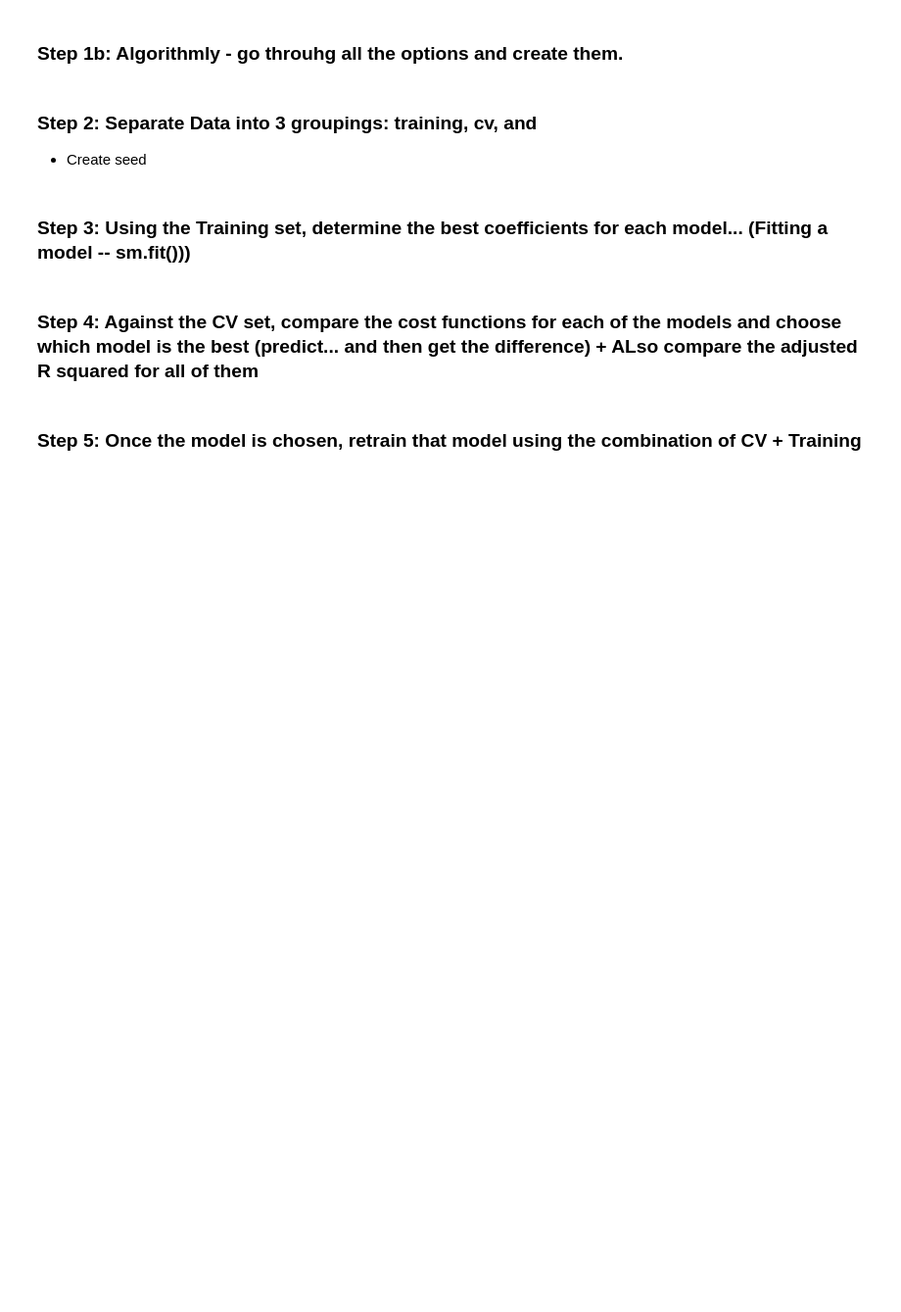
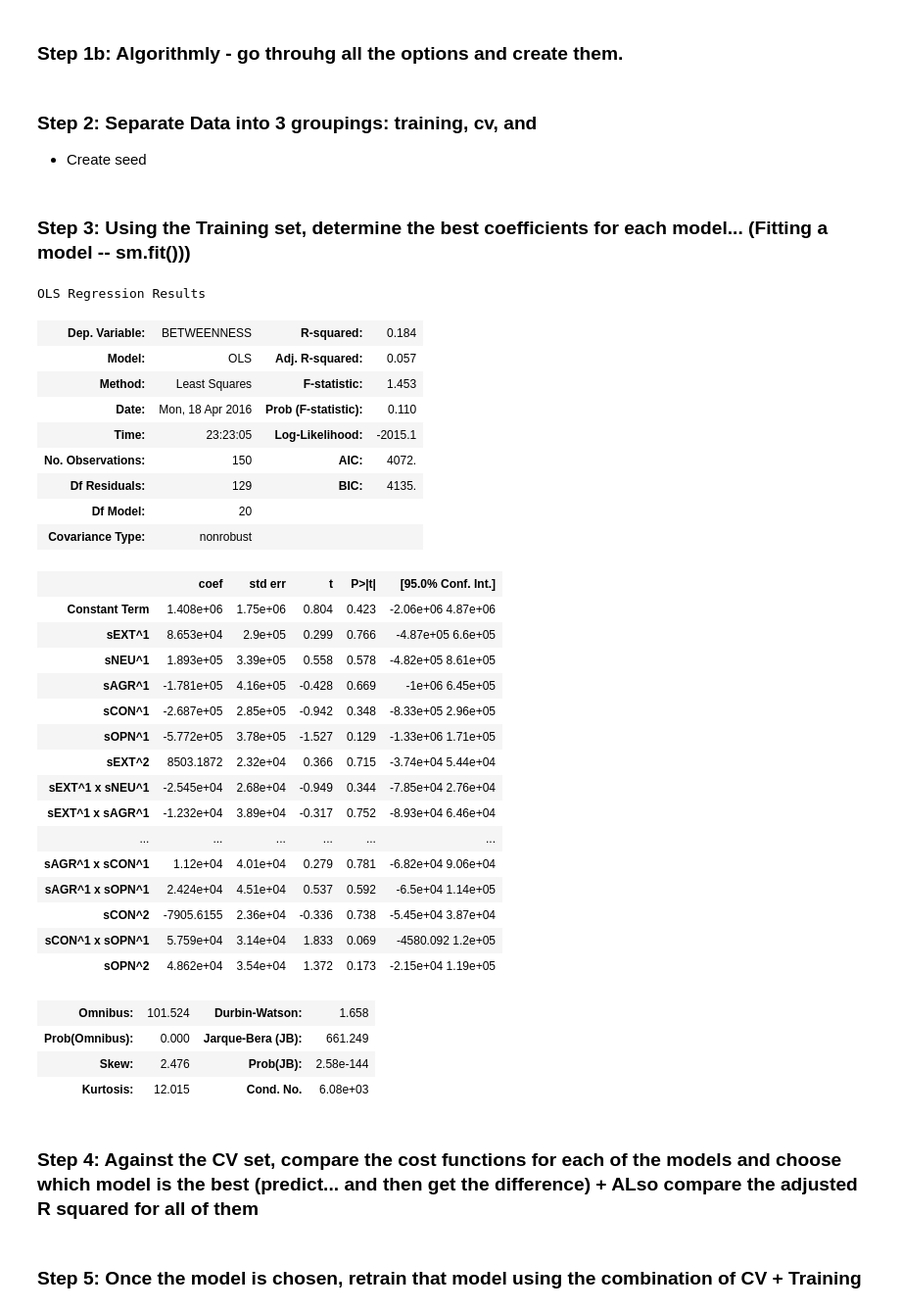
Before and after one commit to zhannar/WorkInProgressMetis, a Jupyter notebook: 02 - Project Luther - Regression/02 - Luther Project (Personality & Centrality).ipynb, the cells around one changed output. Shown at 98% size. Drawn from its saved outputs; the diff is of its cells as text; code cells hidden in the pictures; blank space fills up the shorter version.

```diff
--- a/02 - Project Luther - Regression/02 - Luther Project (Personality & Centrality).ipynb
+++ b/02 - Project Luther - Regression/02 - Luther Project (Personality & Centrality).ipynb
@@ -122,0 +94,11 @@ df_grouped.head()
+# %%
+x_extroversion = df_grouped["sEXT"]
+x_neuroticism = df_grouped["sNEU"]
+x_agreeableness = df_grouped["sAGR"]
+x_conscientiousness = df_grouped["sCON"]
+x_openness = df_grouped["sOPN"]
+
+y_betweenness = df_grouped["BETWEENNESS"]
+y_nbetweenness = df_grouped["NBETWEENNESS"]
+
+network_size = df_grouped["NETWORKSIZE"]
@@ -122,0 +116,2 @@ df_grouped.head()
+# %%
+x_individuals = pd.DataFrame([x_extroversion,x_neuroticism,x_agreeableness,x_conscientiousness,x_openness]).T
@@ -122,0 +136,3 @@ df_grouped.head()
+# %%
+X = PolynomialFeatures_labeled(x_individuals,2)
+X.head()
@@ -167,8 +203,47 @@ SyntaxError: unexpected EOF while parsing (<ipython-input-26-ed8cdd3cf4a8>, line
 # %% [markdown]
 ### Step 2: Separate Data into 3 groupings: training, cv, and
 - Create seed
+# %%
+from sklearn import cross_validation
+X_train, X_test, y_train, y_test = cross_validation.train_test_split(X, y_betweenness, test_size=0.4, random_state=0)
 # %% [markdown]
 ### Step 3: Using the Training set, determine the best coefficients for each model... (Fitting a model -- sm.fit()))
+# %%
+import statsmodels.api as sm
+model = sm.OLS(y_train,X_train)
+results = model.fit()
+results.summary()
+# %% [output]
+OLS Regression Results
+| Dep. Variable: | BETWEENNESS | R-squared: | 0.184 |
+| Model: | OLS | Adj. R-squared: | 0.057 |
+| Method: | Least Squares | F-statistic: | 1.453 |
+| Date: | Mon, 18 Apr 2016 | Prob (F-statistic): | 0.110 |
+| Time: | 23:23:05 | Log-Likelihood: | -2015.1 |
+| No. Observations: | 150 | AIC: | 4072. |
+| Df Residuals: | 129 | BIC: | 4135. |
+| Df Model: | 20 |  |  |
+| Covariance Type: | nonrobust |  |  |
+|  | coef | std err | t | P>|t| | [95.0% Conf. Int.] |
+| Constant Term | 1.408e+06 | 1.75e+06 | 0.804 | 0.423 | -2.06e+06 4.87e+06 |
+| sEXT^1 | 8.653e+04 | 2.9e+05 | 0.299 | 0.766 | -4.87e+05 6.6e+05 |
+| sNEU^1 | 1.893e+05 | 3.39e+05 | 0.558 | 0.578 | -4.82e+05 8.61e+05 |
+| sAGR^1 | -1.781e+05 | 4.16e+05 | -0.428 | 0.669 | -1e+06 6.45e+05 |
+| sCON^1 | -2.687e+05 | 2.85e+05 | -0.942 | 0.348 | -8.33e+05 2.96e+05 |
+| sOPN^1 | -5.772e+05 | 3.78e+05 | -1.527 | 0.129 | -1.33e+06 1.71e+05 |
+| sEXT^2 | 8503.1872 | 2.32e+04 | 0.366 | 0.715 | -3.74e+04 5.44e+04 |
+| sEXT^1 x sNEU^1 | -2.545e+04 | 2.68e+04 | -0.949 | 0.344 | -7.85e+04 2.76e+04 |
+| sEXT^1 x sAGR^1 | -1.232e+04 | 3.89e+04 | -0.317 | 0.752 | -8.93e+04 6.46e+04 |
+| ... | ... | ... | ... | ... | ... |
+| sAGR^1 x sCON^1 | 1.12e+04 | 4.01e+04 | 0.279 | 0.781 | -6.82e+04 9.06e+04 |
+| sAGR^1 x sOPN^1 | 2.424e+04 | 4.51e+04 | 0.537 | 0.592 | -6.5e+04 1.14e+05 |
+| sCON^2 | -7905.6155 | 2.36e+04 | -0.336 | 0.738 | -5.45e+04 3.87e+04 |
+| sCON^1 x sOPN^1 | 5.759e+04 | 3.14e+04 | 1.833 | 0.069 | -4580.092 1.2e+05 |
+| sOPN^2 | 4.862e+04 | 3.54e+04 | 1.372 | 0.173 | -2.15e+04 1.19e+05 |
+| Omnibus: | 101.524 | Durbin-Watson: | 1.658 |
+| Prob(Omnibus): | 0.000 | Jarque-Bera (JB): | 661.249 |
+| Skew: | 2.476 | Prob(JB): | 2.58e-144 |
+| Kurtosis: | 12.015 | Cond. No. | 6.08e+03 |
 # %% [markdown]
 ### Step 4: Against the CV set, compare the cost functions for each of the models and choose which model is the best (predict... and then get the difference) + ALso compare the adjusted R squared for all of them
 # %% [markdown]
```
Also changed, not shown: parts of 30 cells of this notebook, 3 other files.
